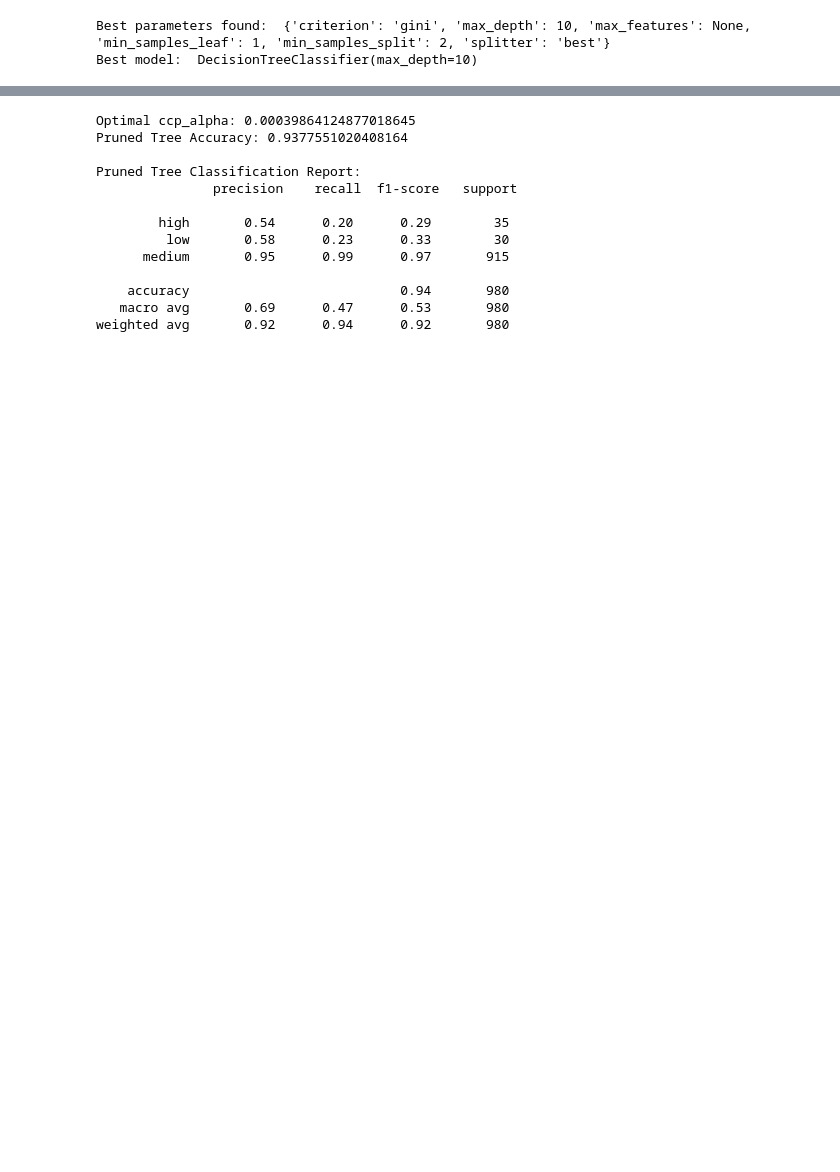
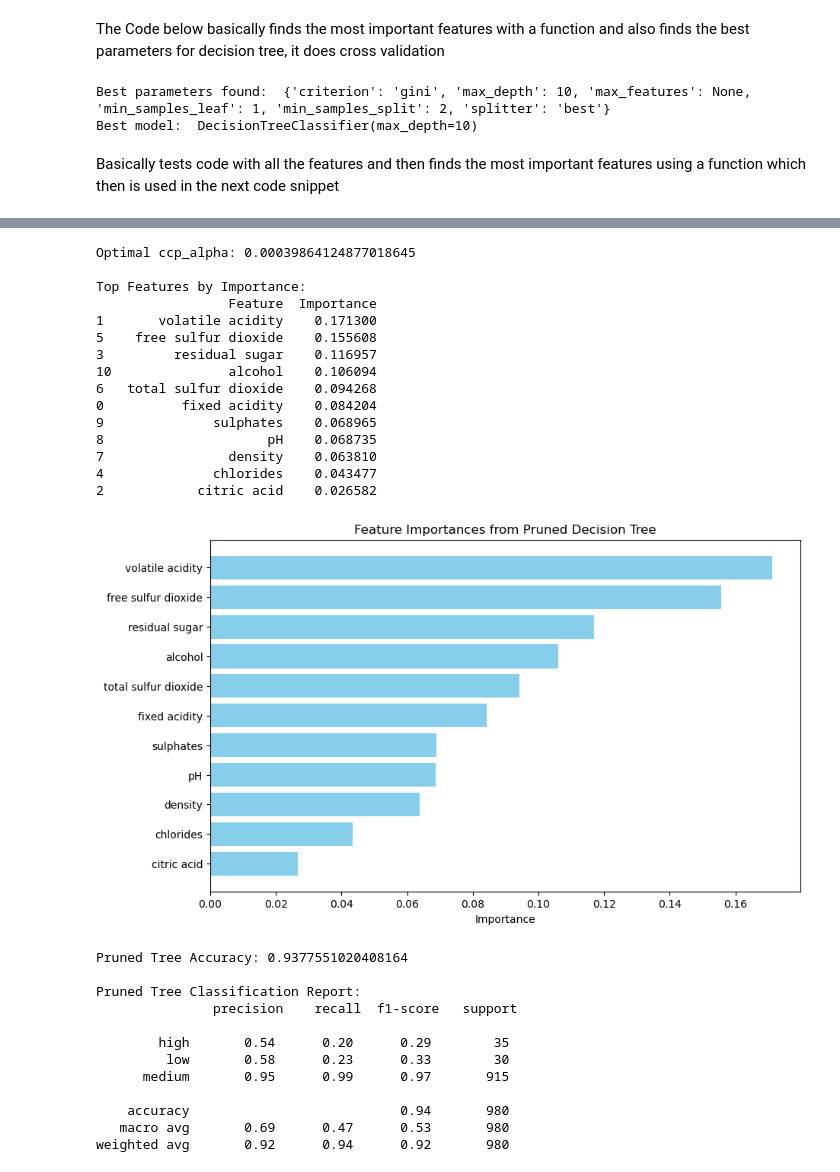
Before and after one commit to nabrego/WinePrediction, a Jupyter notebook: WineEDA/DecisionTree.ipynb, the cells around one changed output, grey strips where cells are left out. Drawn from its saved outputs; the diff is of its cells as text; code cells hidden in the pictures; blank space fills up the shorter version.

```diff
--- a/WineEDA/DecisionTree.ipynb
+++ b/WineEDA/DecisionTree.ipynb
@@ -1,3 +1,5 @@
+# %% [markdown]
+The Code below basically finds the most important features with a function and also finds the best parameters for decision tree, it does cross validation
 # %%
 import pandas as pd
 from sklearn.tree import DecisionTreeClassifier, export_graphviz
@@ -50,6 +52,8 @@ print("Best model: ", best_model)
 # %% [output]
 Best parameters found:  {'criterion': 'gini', 'max_depth': 10, 'max_features': None, 'min_samples_leaf': 1, 'min_samples_split': 2, 'splitter': 'best'}
 Best model:  DecisionTreeClassifier(max_depth=10)
+# %% [markdown]
+Basically tests code with all the features and then finds the most important features using a function which then is used in the next code snippet
 # %%
 import pandas as pd
 from sklearn.tree import DecisionTreeClassifier, export_graphviz
@@ -65,6 +69,7 @@ from sklearn import tree
 from sklearn.metrics import classification_report
 from imblearn.over_sampling import SMOTE
 
+
 # We call the csv data
 df = pd.read_csv('../data/raw/winequalityN.csv')
 # We fill the NaN numerical values with 0
@@ -72,7 +77,6 @@ df.fillna(df.select_dtypes(include='number').mean(), inplace=True)
 
 # White wine
 dfW = df[df['type'] == 'white'].drop('type',axis =1)
-
 
 # Convert the target variable 'quality' to categorical classes
 def categorize_quality(row):
@@ -82,6 +86,7 @@ def categorize_quality(row):
         return 'medium'
     else:
         return 'high'
+
 
 # Apply the function to the 'quality' column to convert it to 'low', 'medium', 'high'
 dfW['quality'] = dfW['quality'].apply(categorize_quality)
@@ -94,10 +99,8 @@ X_drop = dfW.drop('quality', axis=1)
 
 X_reduced = X_drop[top_Features]
 
-
 # We split the data into training and testing
 X_train, X_test, y_train, y_test = train_test_split(X_drop, y, test_size=0.2, random_state=42)
-
 
 #grab the path total leaf impurities and then grab the alphas
 path = DecisionTreeClassifier(random_state=42).cost_complexity_pruning_path(X_train, y_train)
@@ -105,13 +108,10 @@ ccp_alphas, impurities = path.ccp_alphas, path.impurities
 
 clf_list = []
 
-
 for ccp_alpha in ccp_alphas:
     Decision = DecisionTreeClassifier(max_depth=10,min_samples_leaf=1,min_samples_split=2 ,ccp_alpha = ccp_alpha, random_state=42)
     Decision.fit(X_train,y_train)
     clf_list.append(Decision)
-
-
 
 train_scores = [clf.score(X_train, y_train) for clf in clf_list]
 test_scores = [clf.score(X_test, y_test) for clf in clf_list]
@@ -140,43 +140,80 @@ pruned_tree = DecisionTreeClassifier(
 )
 pruned_tree.fit(X_train, y_train)
 
+importances = pruned_tree.feature_importances_
+feature_names = X_drop.columns
+
+feature_importance_df = pd.DataFrame({
+    'Feature': feature_names,
+    'Importance': importances
+})
+
+feature_importance_df = feature_importance_df.sort_values(by='Importance', ascending=False)
+
+print("\nTop Features by Importance:")
+print(feature_importance_df)
+
+plt.figure(figsize=(10, 6))
+plt.barh(feature_importance_df['Feature'], feature_importance_df['Importance'], color='skyblue')
+plt.xlabel('Importance')
+plt.title('Feature Importances from Pruned Decision Tree')
+plt.gca().invert_yaxis()
+plt.show()
+
+
 y_pred_pruned = pruned_tree.predict(X_test)
 
 # Accuracy
 accuracy_pruned = accuracy_score(y_test, y_pred_pruned)
 print("Pruned Tree Accuracy:", accuracy_pruned)
 
 # Classification Report
 print("\nPruned Tree Classification Report:\n", classification_report(y_test, y_pred_pruned))
+
 
 
 data_graph = tree.export_graphviz(
     pruned_tree,
     out_file=None,
     feature_names=X_drop.columns,
     class_names=[str(i) for i in sorted(y.unique())],
     filled=True,
     rounded=True,
     special_characters=True,
     precision=2
 )
 
 # Generate the Graphviz visualization
 graph = graphviz.Source(data_graph)
 graph
 # %% [output]
 [figure]
 Optimal ccp_alpha: 0.00039864124877018645
-Pruned Tree Accuracy: 0.9377551020408164
 
-Pruned Tree Classification Report:
-               precision    recall  f1-score   support
-
-        high       0.54      0.20      0.29        35
-         low       0.58      0.23      0.33        30
-      medium       0.95      0.99      0.97       915
-
-    accuracy                           0.94       980
-   macro avg       0.69      0.47      0.53       980
-weighted avg       0.92      0.94      0.92       980
+Top Features by Importance:
+                 Feature  Importance
+1       volatile acidity    0.171300
+5    free sulfur dioxide    0.155608
+3         residual sugar    0.116957
+10               alcohol    0.106094
+6   total sulfur dioxide    0.094268
+0          fixed acidity    0.084204
+9              sulphates    0.068965
+8                     pH    0.068735
+7                density    0.063810
+4              chlorides    0.043477
+2            citric acid    0.026582
+[figure, added]
+Pruned Tree Accuracy: 0.9377551020408164
+
+Pruned Tree Classification Report:
+               precision    recall  f1-score   support
+
+        high       0.54      0.20      0.29        35
+         low       0.58      0.23      0.33        30
+      medium       0.95      0.99      0.97       915
+
+    accuracy                           0.94       980
+   macro avg       0.69      0.47      0.53       980
+weighted avg       0.92      0.94      0.92       980
 [drawing not drawn]
```
Also changed, not shown: parts of 2 cells of this notebook.
